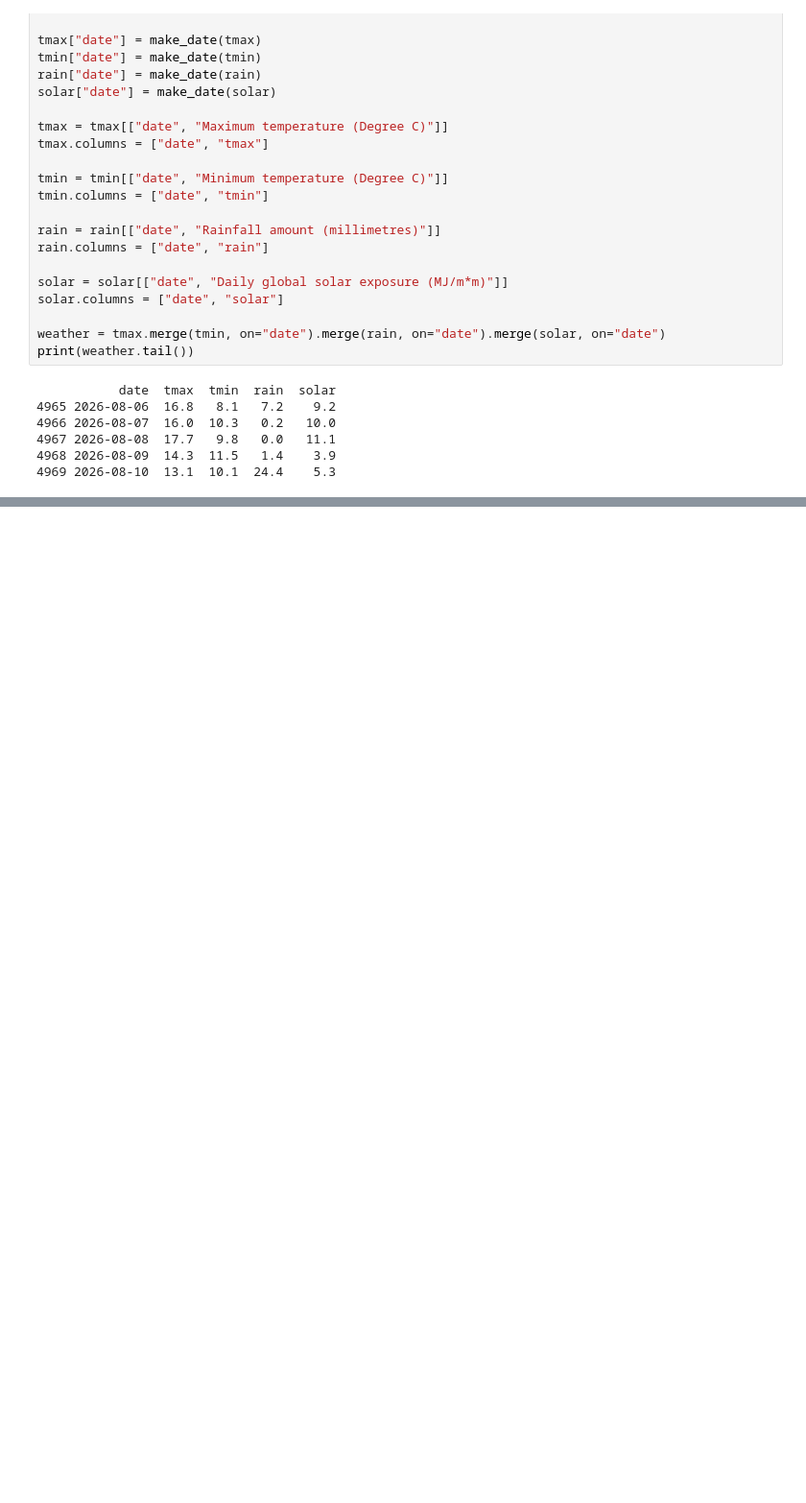
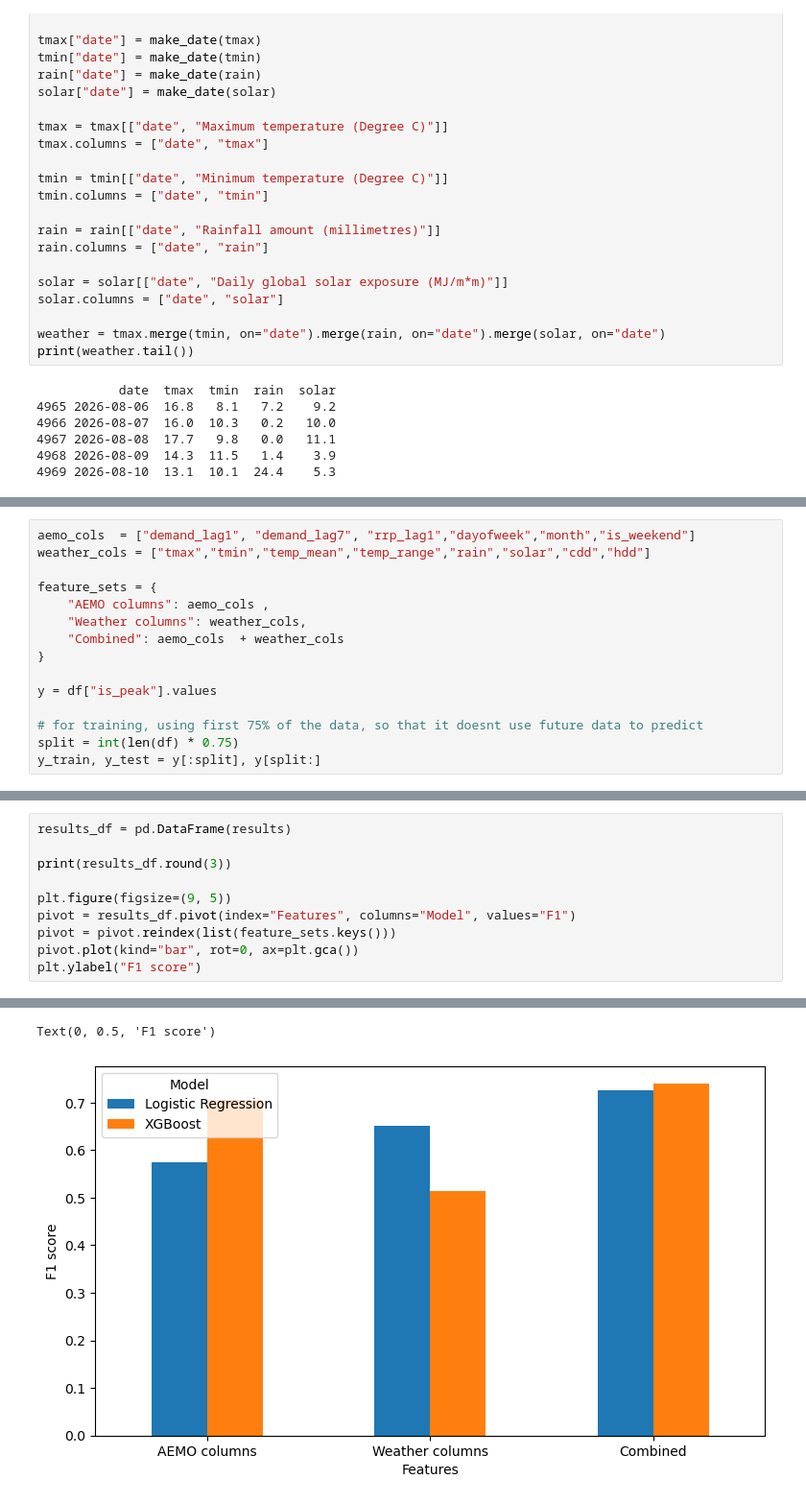
Before and after one commit to Nikhil-Jerome/Alinta-data-scientist, a Jupyter notebook: main.ipynb, the cells around one changed output, grey strips where cells are left out. Shown at 96% size. Cells and saved outputs as stored; diff of their text form; blank space fills up the shorter version.

```diff
--- a/main.ipynb
+++ b/main.ipynb
@@ -116,0 +218,15 @@ dtype: int64
+# %%
+aemo_cols  = ["demand_lag1", "demand_lag7", "rrp_lag1","dayofweek","month","is_weekend"]
+weather_cols = ["tmax","tmin","temp_mean","temp_range","rain","solar","cdd","hdd"]
+
+feature_sets = {
+    "AEMO columns": aemo_cols ,
+    "Weather columns": weather_cols,
+    "Combined": aemo_cols  + weather_cols
+}
+
+y = df["is_peak"].values
+
+# for training, using first 75% of the data, so that it doesnt use future data to predict
+split = int(len(df) * 0.75)
+y_train, y_test = y[:split], y[split:]
@@ -116,0 +287,11 @@ dtype: int64
+# %%
+results_df = pd.DataFrame(results)
+
+print(results_df.round(3))
+
+plt.figure(figsize=(9, 5))
+pivot = results_df.pivot(index="Features", columns="Model", values="F1")
+pivot = pivot.reindex(list(feature_sets.keys()))
+pivot.plot(kind="bar", rot=0, ax=plt.gca())
+plt.ylabel("F1 score")
+# %% [output]
@@ -116,0 +313,2 @@ dtype: int64
+Text(0, 0.5, 'F1 score')
+[figure, added]
```
Also changed, not shown: parts of 15 cells of this notebook.
